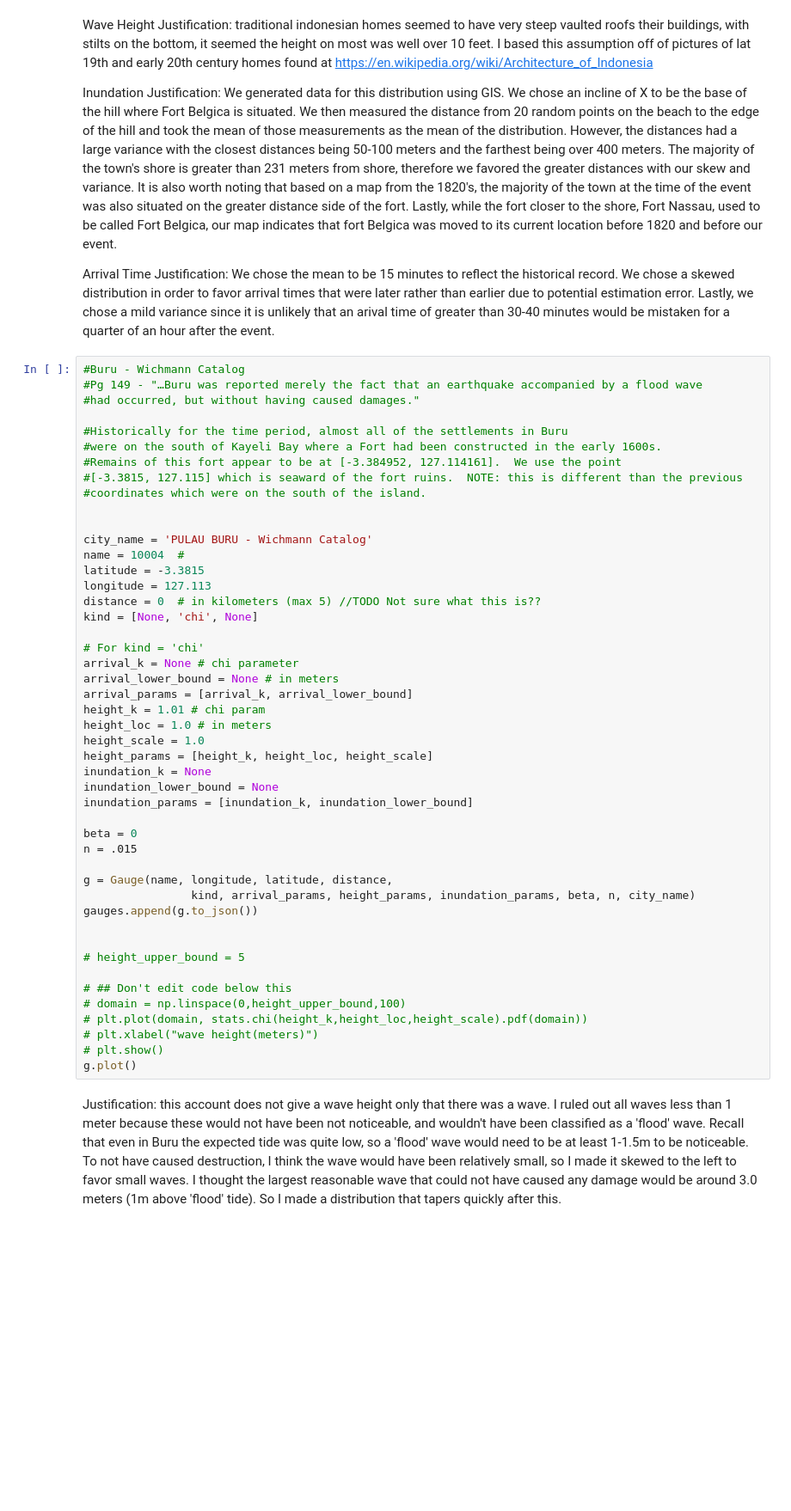
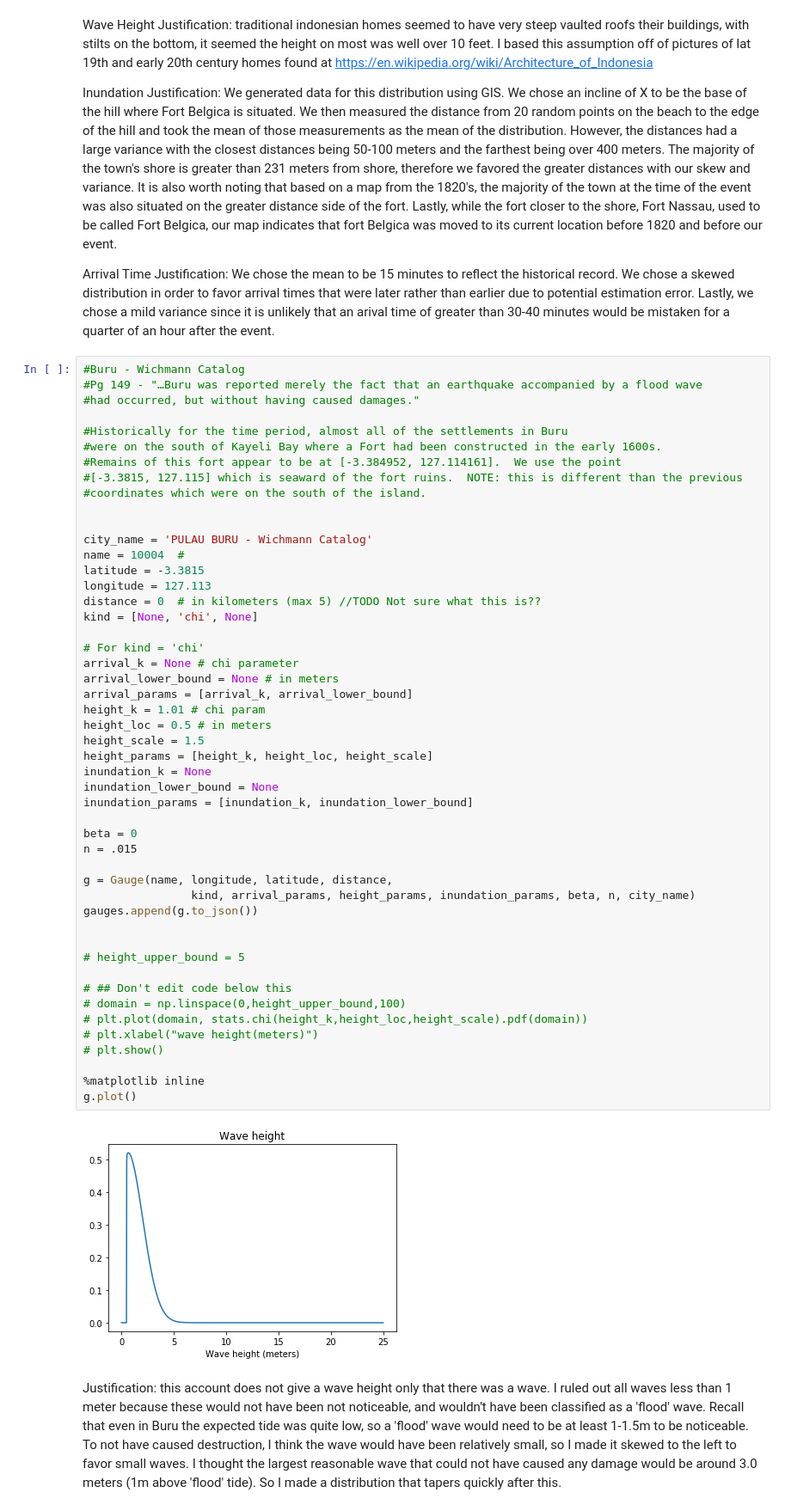
Before and after one commit to jpw37/tsunamibayes, a Jupyter notebook: Model_Scripts/Scenarios/1852mag/PreRun/Gauges.ipynb, the cells around one changed output. Shown at 86% size. Saved outputs shown, nothing was run; the diff lists cells and outputs as text; blank space fills up the shorter version.

```diff
--- a/Model_Scripts/Scenarios/1852mag/PreRun/Gauges.ipynb
+++ b/Model_Scripts/Scenarios/1852mag/PreRun/Gauges.ipynb
@@ -218,35 +228,39 @@ latitude = -3.3815
 longitude = 127.113
 distance = 0  # in kilometers (max 5) //TODO Not sure what this is??
 kind = [None, 'chi', None]
 
 # For kind = 'chi'
 arrival_k = None # chi parameter
 arrival_lower_bound = None # in meters
 arrival_params = [arrival_k, arrival_lower_bound]
 height_k = 1.01 # chi param
-height_loc = 1.0 # in meters
-height_scale = 1.0
+height_loc = 0.5 # in meters
+height_scale = 1.5
 height_params = [height_k, height_loc, height_scale]
 inundation_k = None
 inundation_lower_bound = None
 inundation_params = [inundation_k, inundation_lower_bound]
 
 beta = 0
 n = .015
 
 g = Gauge(name, longitude, latitude, distance,
                 kind, arrival_params, height_params, inundation_params, beta, n, city_name)
 gauges.append(g.to_json())
 
 
 # height_upper_bound = 5
 
 # ## Don't edit code below this
 # domain = np.linspace(0,height_upper_bound,100)
 # plt.plot(domain, stats.chi(height_k,height_loc,height_scale).pdf(domain))
 # plt.xlabel("wave height(meters)")
 # plt.show()
+
+%matplotlib inline
 g.plot()
+# %% [output]
+[figure, added]
 # %% [markdown]
 Justification:  this account does not give a wave height only that there was a wave. I ruled out all waves less than 1 meter because these would not have been not noticeable, and wouldn't have been classified as a 'flood' wave.  Recall that even in Buru the expected tide was quite low, so a 'flood' wave would need to be at least 1-1.5m to be noticeable. To not have caused destruction, I think the wave would have been relatively small, so I made it skewed to the left to favor small waves. I thought the largest reasonable wave that could not have caused any damage would be around 3.0 meters (1m above 'flood' tide). So I made a distribution that tapers quickly after this.
 # %%
```
Also changed, not shown: parts of 12 cells of this notebook, 3 other files.
